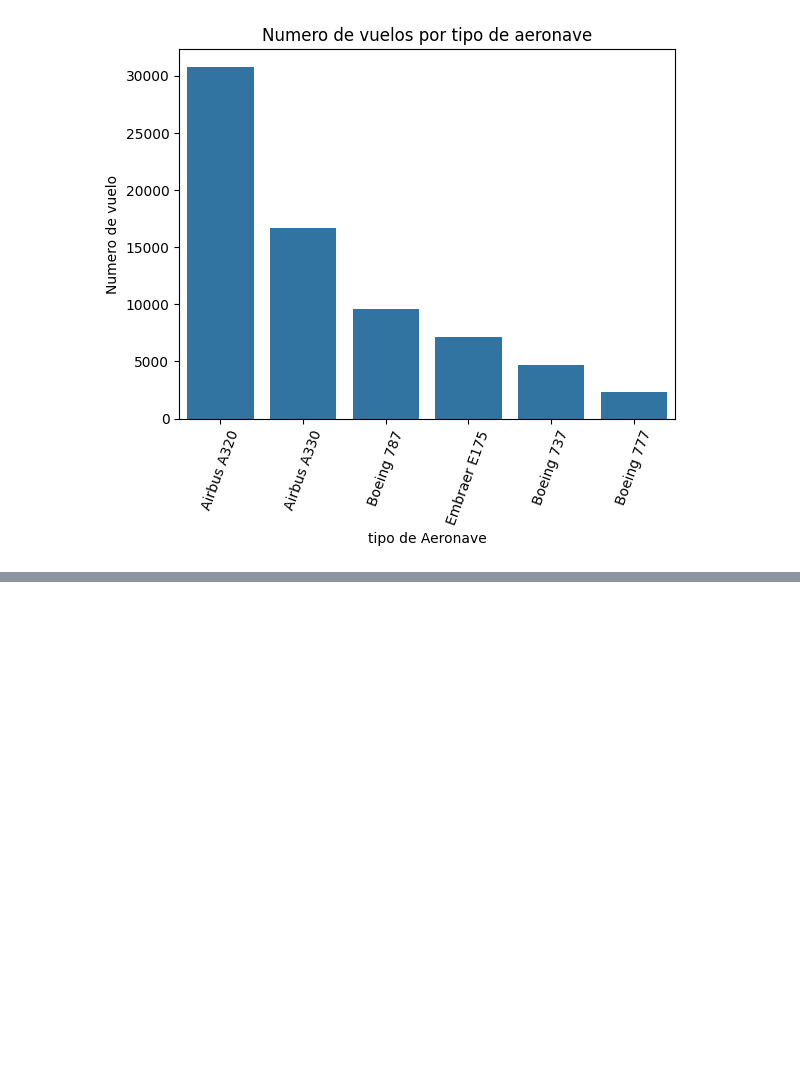
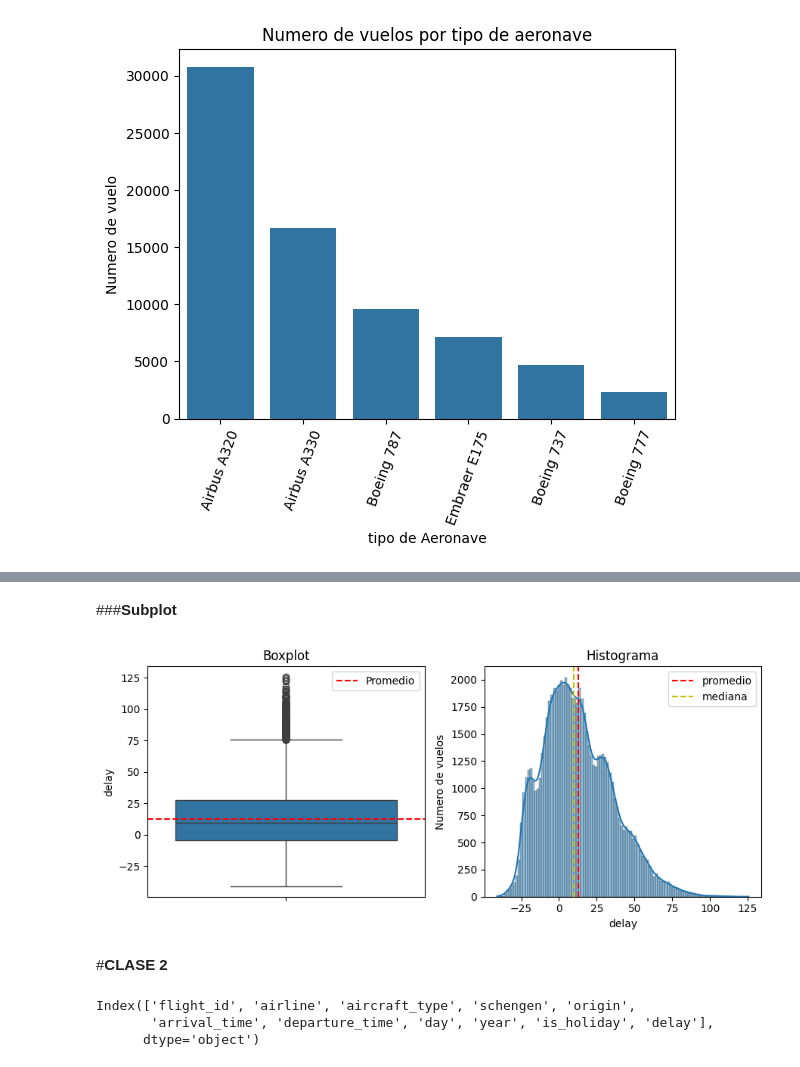
Before and after one commit to dialejo/Math_with_python, a Jupyter notebook: Optimizacion_aeropuertaria.ipynb, the cells around one changed output, grey strips where cells are left out. Cells and saved outputs as stored; diff of their text form; code cells hidden in the pictures; blank space fills up the shorter version.

```diff
--- a/Optimizacion_aeropuertaria.ipynb
+++ b/Optimizacion_aeropuertaria.ipynb
@@ -128,0 +170,34 @@ plt.show()
+# %% [markdown]
+###**Subplot**
+# %%
+atraso_promedio = datos['delay'].mean()
+atraso_mediana = datos['delay'].median()
+
+fig, ax = plt.subplots(1,2,figsize = (9,4))
+sns.boxplot(data=datos,y='delay', ax = ax[0])
+ax[0].set_title('Boxplot')
+ax[0].axhline(y=atraso_promedio, color = 'r', linestyle= '--', label = 'Promedio')
+ax[0].legend()
+
+
+binwidth = ancho_bin(datos,'delay')
+sns.histplot(data=datos, x='delay', ax = ax[1],kde=True, binwidth = binwidth)
+plt.ylabel('Numero de vuelos')
+plt.grid(False)
+ax[1].set_title('Histograma')
+ax[1].axvline(x=atraso_promedio, color = 'r', linestyle= '--', label = 'promedio')
+ax[1].axvline(x=atraso_mediana, color = 'y', linestyle = '--', label = 'mediana')
+ax[1].legend()
+
+plt.tight_layout()
+plt.show()
+# %% [output]
+[figure, added]
+# %% [markdown]
+#**CLASE 2**
+# %%
+datos.columns
+# %% [output]
+Index(['flight_id', 'airline', 'aircraft_type', 'schengen', 'origin',
+       'arrival_time', 'departure_time', 'day', 'year', 'is_holiday', 'delay'],
+      dtype='object')
```
Also changed, not shown: parts of 55 cells of this notebook, 1 other file.
